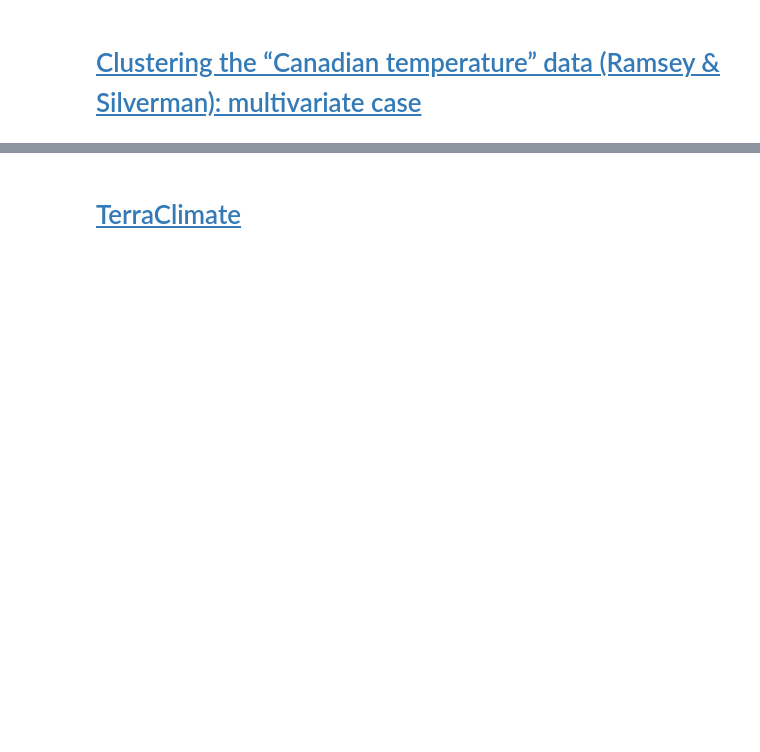
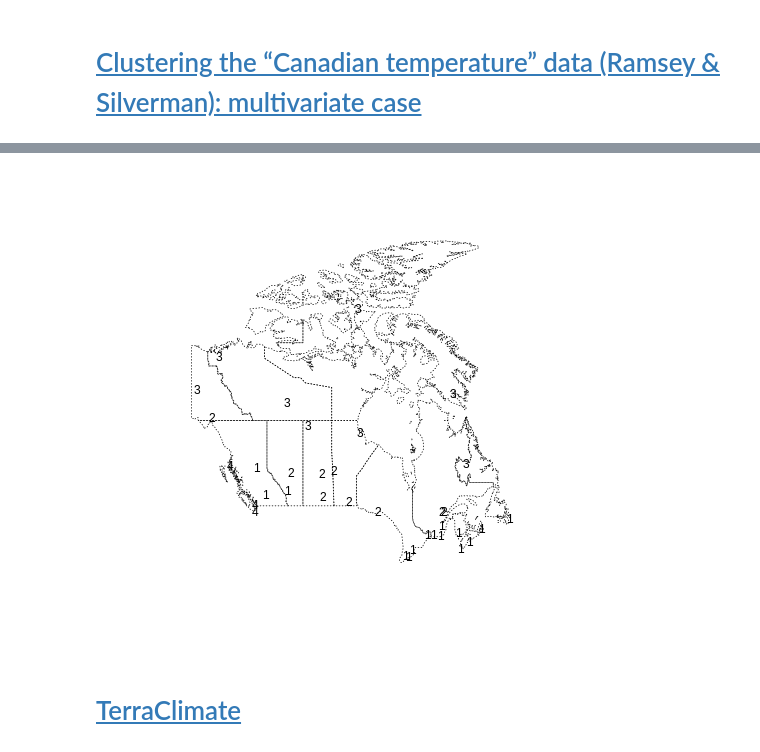
Before and after one commit to jofmorenore/Spatial_Clustering, a Jupyter notebook: Hierarchical_clustering_of_spatially_correlated_fd.ipynb, the cells around one changed output, grey strips where cells are left out. Cells and saved outputs as stored; diff of their text form; code cells hidden in the pictures; blank space fills up the shorter version.

```diff
--- a/Hierarchical_clustering_of_spatially_correlated_fd.ipynb
+++ b/Hierarchical_clustering_of_spatially_correlated_fd.ipynb
@@ -304,7 +370,9 @@ str(Canada$geometry)
 # %%
 %%R
 plot(Canada$geometry, lty = 3)
-points(CanadianWeather.point, pch = as.character(res.multi$class))
+plot(CanadianWeather.point, pch = as.character(res.multi$class), add = TRUE)
+# %% [output]
+[figure, added]
 # %% [markdown]
 # [TerraClimate](https://doi.org/10.1038/sdata.2017.191)
 # %%
```
Also changed, not shown: parts of 11 cells of this notebook.
